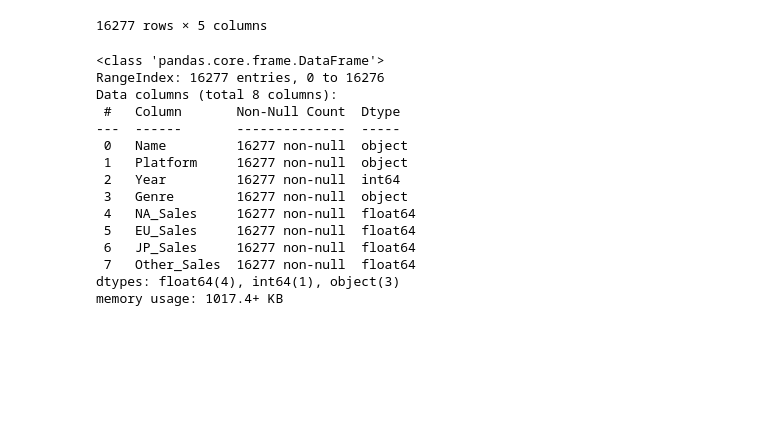
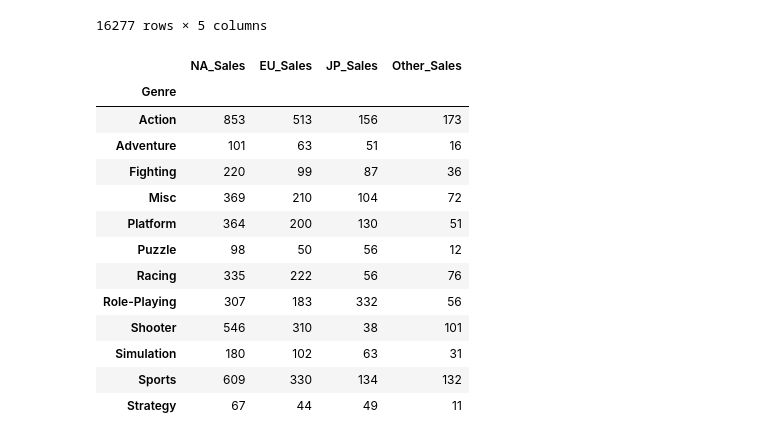
Before and after one commit to matHoYoung/AI_18_JHY_section1, a Jupyter notebook: AI_18_정호영_section1.ipynb, the cells around one changed output. Drawn from its saved outputs; the diff is of its cells as text; code cells hidden in the pictures; blank space fills up the shorter version.

```diff
--- a/AI_18_정호영_section1.ipynb
+++ b/AI_18_정호영_section1.ipynb
@@ -317,21 +317,25 @@ game.loc[game['Other_Sales'] >= 10, 'Other_Sales'] = game.loc[game['Other_Sales'
 # %%
 # 장르 별 NA, EU, JP, OTHER 의 합계를 산정하여 시각화 진행하기
 # 장르 12 가지 ['Action', 'Adventure', 'Misc', 'Platform', 'Sports', 'Simulation','Racing', 'Role-Playing', 'Puzzle', 'Strategy', 'Fighting','Shooter]
-# %%
-game.info()
-# %% [output]
-<class 'pandas.core.frame.DataFrame'>
-RangeIndex: 16277 entries, 0 to 16276
-Data columns (total 8 columns):
- #   Column       Non-Null Count  Dtype
----  ------       --------------  -----
- 0   Name         16277 non-null  object
- 1   Platform     16277 non-null  object
- 2   Year         16277 non-null  int64
- 3   Genre        16277 non-null  object
- 4   NA_Sales     16277 non-null  float64
- 5   EU_Sales     16277 non-null  float64
- 6   JP_Sales     16277 non-null  float64
- 7   Other_Sales  16277 non-null  float64
-dtypes: float64(4), int64(1), object(3)
-memory usage: 1017.4+ KB
+# %%
+game_sum = game.groupby('Genre').agg({'NA_Sales':'sum','EU_Sales':'sum','JP_Sales':'sum','Other_Sales':'sum'})
+game_sum.NA_Sales = game_sum.NA_Sales.astype(int)
+game_sum.EU_Sales = game_sum.EU_Sales.astype(int)
+game_sum.JP_Sales = game_sum.JP_Sales.astype(int)
+game_sum.Other_Sales = game_sum.Other_Sales.astype(int)
+game_sum.round(0)
+# %% [output]
+|  | NA_Sales | EU_Sales | JP_Sales | Other_Sales |
+| Genre |  |  |  |  |
+| Action | 853 | 513 | 156 | 173 |
+| Adventure | 101 | 63 | 51 | 16 |
+| Fighting | 220 | 99 | 87 | 36 |
+| Misc | 369 | 210 | 104 | 72 |
+| Platform | 364 | 200 | 130 | 51 |
+| Puzzle | 98 | 50 | 56 | 12 |
+| Racing | 335 | 222 | 56 | 76 |
+| Role-Playing | 307 | 183 | 332 | 56 |
+| Shooter | 546 | 310 | 38 | 101 |
+| Simulation | 180 | 102 | 63 | 31 |
+| Sports | 609 | 330 | 134 | 132 |
+| Strategy | 67 | 44 | 49 | 11 |
```
Also changed, not shown: parts of 1 cell of this notebook.
